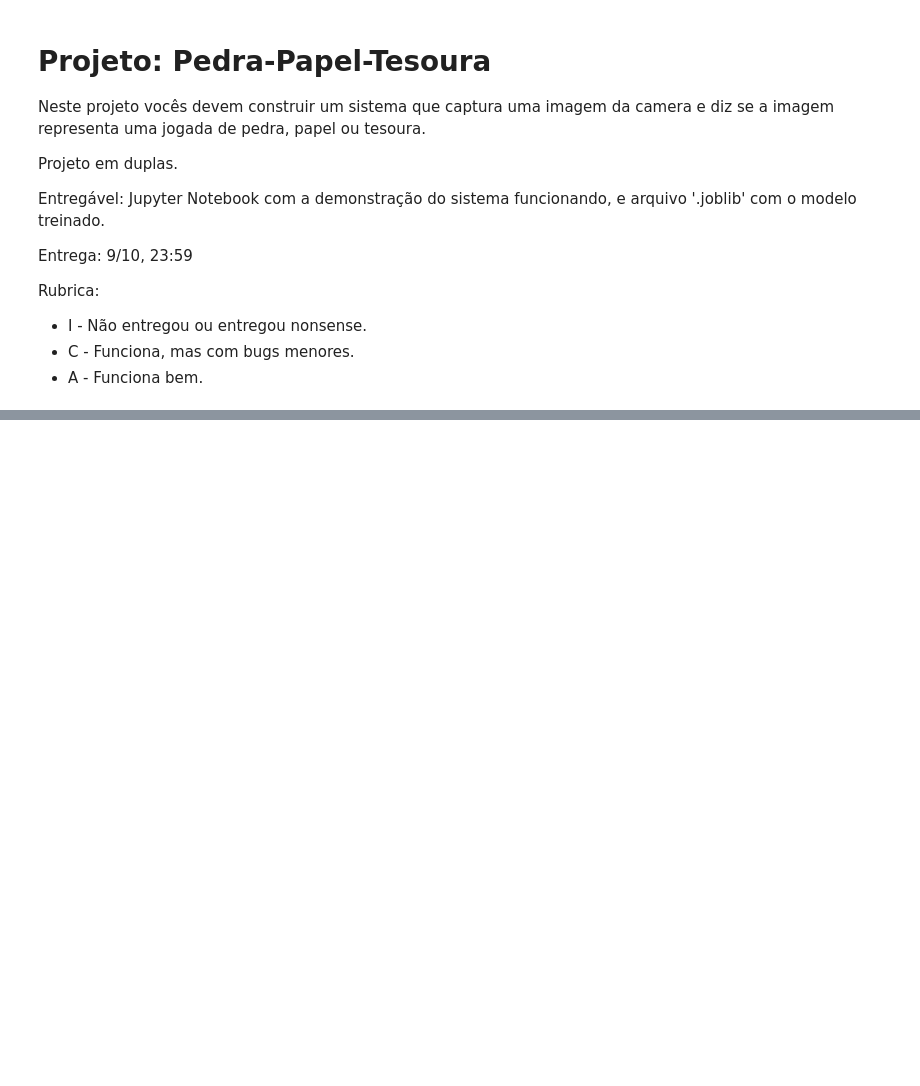
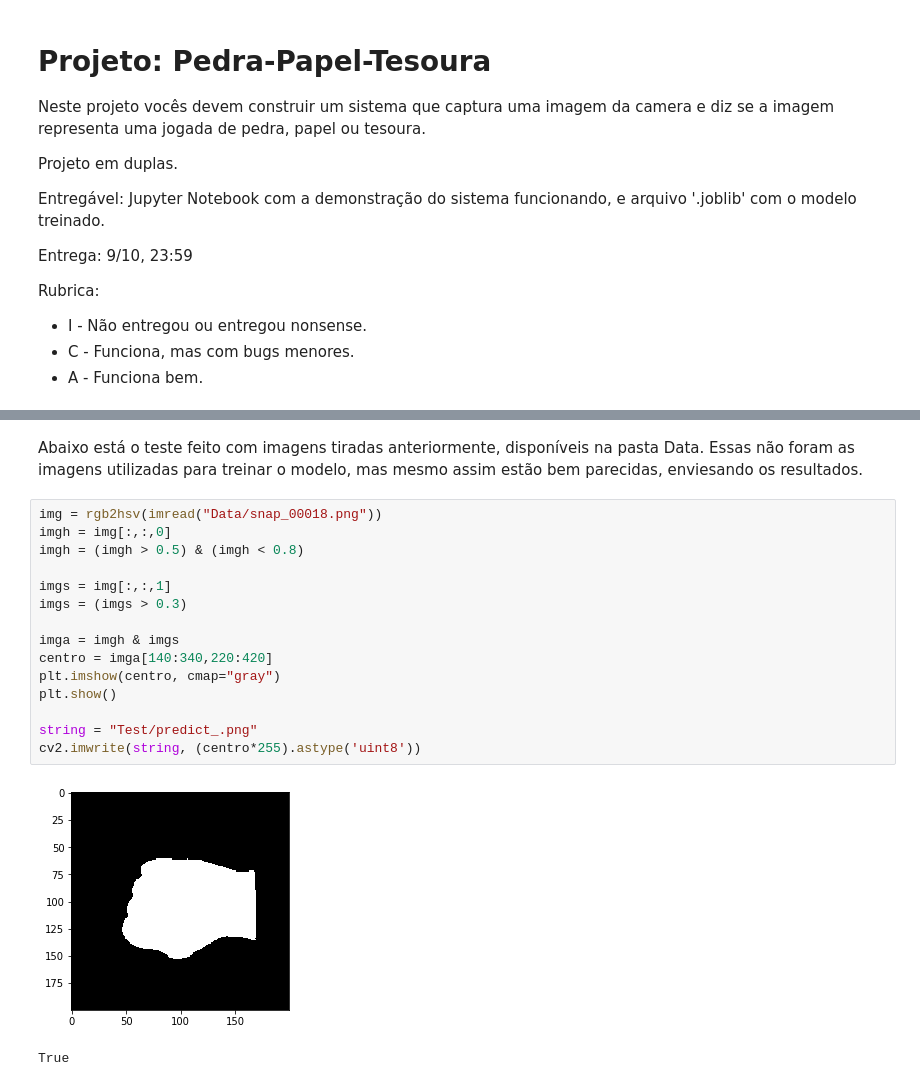
Before and after one commit to IagoMendes/PaperRockScissors, a Jupyter notebook: projeto4.ipynb, the cells around one changed output, grey strips where cells are left out. Saved outputs shown, nothing was run; the diff lists cells and outputs as text; blank space fills up the shorter version.

```diff
--- a/projeto4.ipynb
+++ b/projeto4.ipynb
@@ -90 +254,21 @@ for filename in os.listdir("Data"):
+# %% [markdown]
+Abaixo está o teste feito com imagens tiradas anteriormente, disponíveis na pasta Data. Essas não foram as imagens utilizadas para treinar o modelo, mas mesmo assim estão bem parecidas, enviesando os resultados.
+# %%
+img = rgb2hsv(imread("Data/snap_00018.png"))
+imgh = img[:,:,0]
+imgh = (imgh > 0.5) & (imgh < 0.8)
+
+imgs = img[:,:,1]
+imgs = (imgs > 0.3)
+
+imga = imgh & imgs
+centro = imga[140:340,220:420]
+plt.imshow(centro, cmap="gray")
+plt.show()
+
+string = "Test/predict_.png"
+cv2.imwrite(string, (centro*255).astype('uint8'))
+# %% [output]
+[figure, added]
+True
 # %%
```
Also changed, not shown: parts of 24 cells of this notebook, 24 other files.
